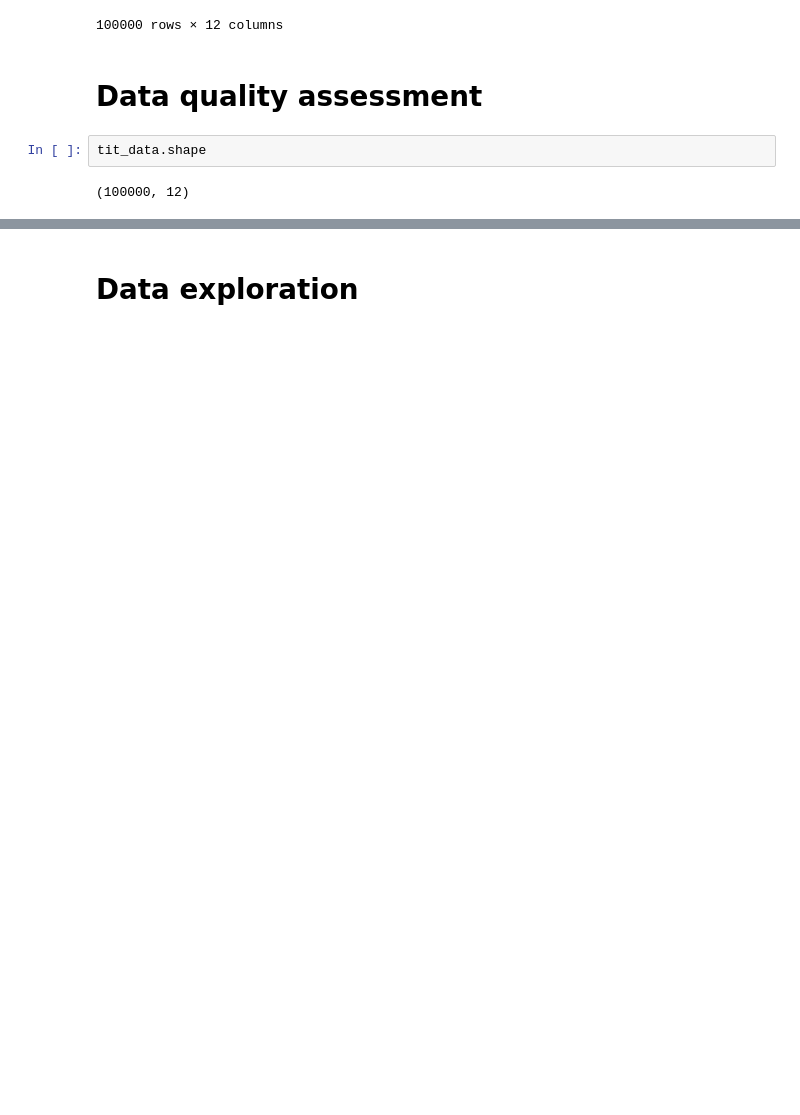
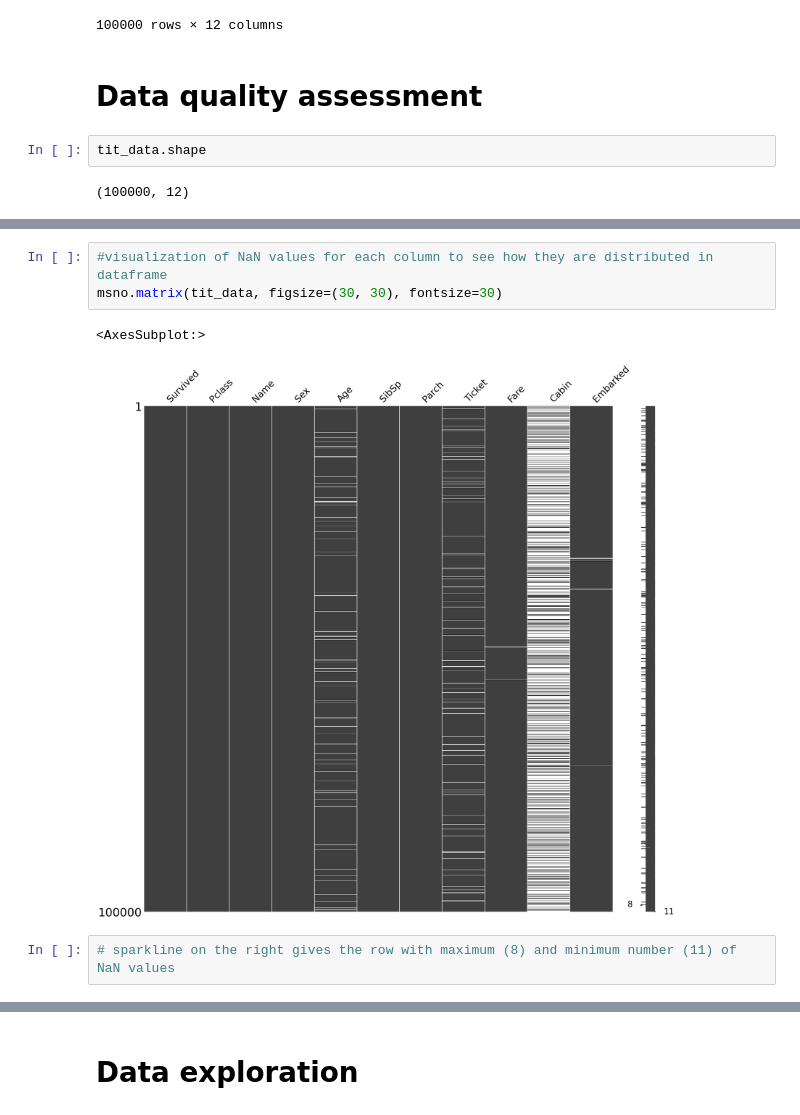
Before and after one commit to pliushpal/ML, a Jupyter notebook: eda.ipynb, the cells around one changed output, grey strips where cells are left out. Drawn from its saved outputs; the diff is of its cells as text; blank space fills up the shorter version.

```diff
--- a/eda.ipynb
+++ b/eda.ipynb
@@ -69,0 +93,8 @@ dtype: int64
+# %%
+#visualization of NaN values for each column to see how they are distributed in dataframe
+msno.matrix(tit_data, figsize=(30, 30), fontsize=30)
+# %% [output]
+<AxesSubplot:>
+[figure, added]
+# %%
+# sparkline on the right gives the row with maximum (8) and minimum number (11) of NaN values
```
Also changed, not shown: parts of 59 cells of this notebook.
